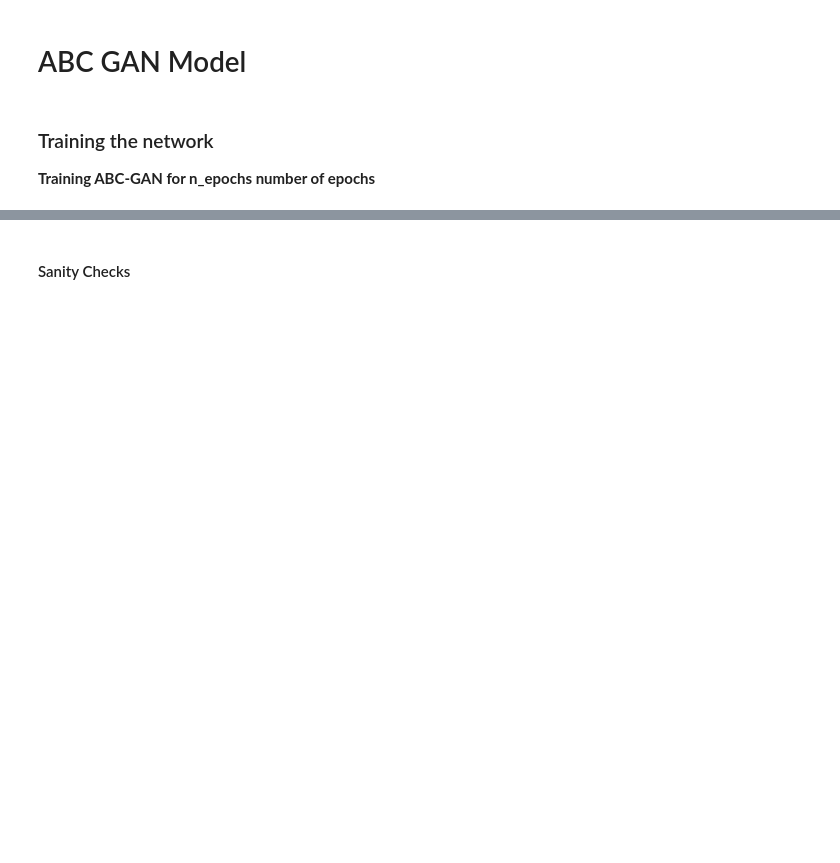
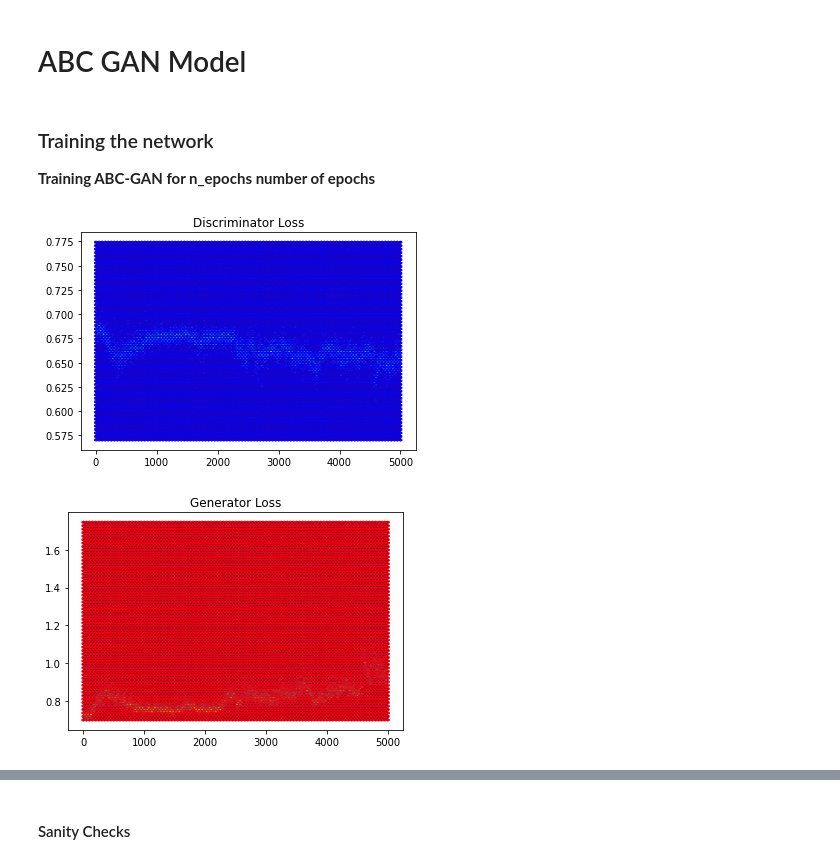
Before and after one commit to Manasi1999/ABC_GAN, a Jupyter notebook: Notebooks/Boston_Dataset/ABC_GAN_Model-Catboost_Pre-gen.ipynb, the cells around one changed output, grey strips where cells are left out. Saved outputs shown, nothing was run; the diff lists cells and outputs as text; code cells hidden in the pictures; blank space fills up the shorter version.

Commit message:
Boston Dataset Updated

```diff
--- a/Notebooks/Boston_Dataset/ABC_GAN_Model-Catboost_Pre-gen.ipynb
+++ b/Notebooks/Boston_Dataset/ABC_GAN_Model-Catboost_Pre-gen.ipynb
@@ -48,13 +50,12 @@ X,Y = bostonDataset.boston_data()
 # %%
 #Train test split for dataset
-real_dataset = dataset.CustomDataset(X,Y)
-train_size = round(0.8 * n_samples)
-test_size = n_samples - train_size
-train_data, test_data = random_split(real_dataset,[train_size,test_size])
+X_train,X_test,Y_train,Y_test = train_test_split(X,Y,test_size = 0.2)
+train_data = dataset.CustomDataset(X_train,Y_train)
+test_data = dataset.CustomDataset(X_test,Y_test)
 # %% [markdown]
 ## Training Parameters
 # %%
-batch_size = 100
+batch_size = 64
 n_epochs = 5000
 #Select the device
 device = torch.device('cuda' if torch.cuda.is_available() else 'cpu')
@@ -67,4 +68,4 @@ device = torch.device('cuda' if torch.cuda.is_available() else 'cpu')
 # %%
 #Train the Model
 prior_model = ctb.CatBoostRegressor()
-prior_model.fit(X,Y)
+prior_model.fit(X_train,Y_train)
@@ -78,13 +105,14 @@ gen = network.Generator(n_features+1).to(device)
 disc = network.Discriminator(n_features+1).to(device)
 
 criterion = torch.nn.BCELoss()
-gen_opt = torch.optim.Adam(gen.parameters(), lr=0.01, betas=(0.5, 0.999))
+gen_opt = torch.optim.Adam(gen.parameters(), lr=0.001, betas=(0.5, 0.999))
 disc_opt = torch.optim.Adam(disc.parameters(), lr=0.01, betas=(0.5, 0.999))
 # %%
 #Training the ABC_GAN
-discLossA1,genLossA1 = ABC_train_test2.training_GAN(disc,gen,disc_opt,gen_opt,train_data,batch_size,n_epochs,criterion,prior_model,variance,device)
-sb.glue("ABC_GAN_1 Generator Loss",genLossA1)
-sb.glue("ABC_GAN_1 Discriminator Loss",discLossA1)
+ABC_train_test2.training_GAN(disc,gen,disc_opt,gen_opt,train_data,batch_size,n_epochs,criterion,prior_model,variance,device)
+# %% [output]
+[figure, added]
+[figure, added]
 # %%
 ABC_GAN1_metrics=ABC_train_test2.test_generator(gen,test_data,prior_model,variance,"1",device)
 sb.glue("ABC_GAN_1 Metrics",ABC_GAN1_metrics)
```
Also changed, not shown: parts of 11 cells of this notebook, 9 other files.
